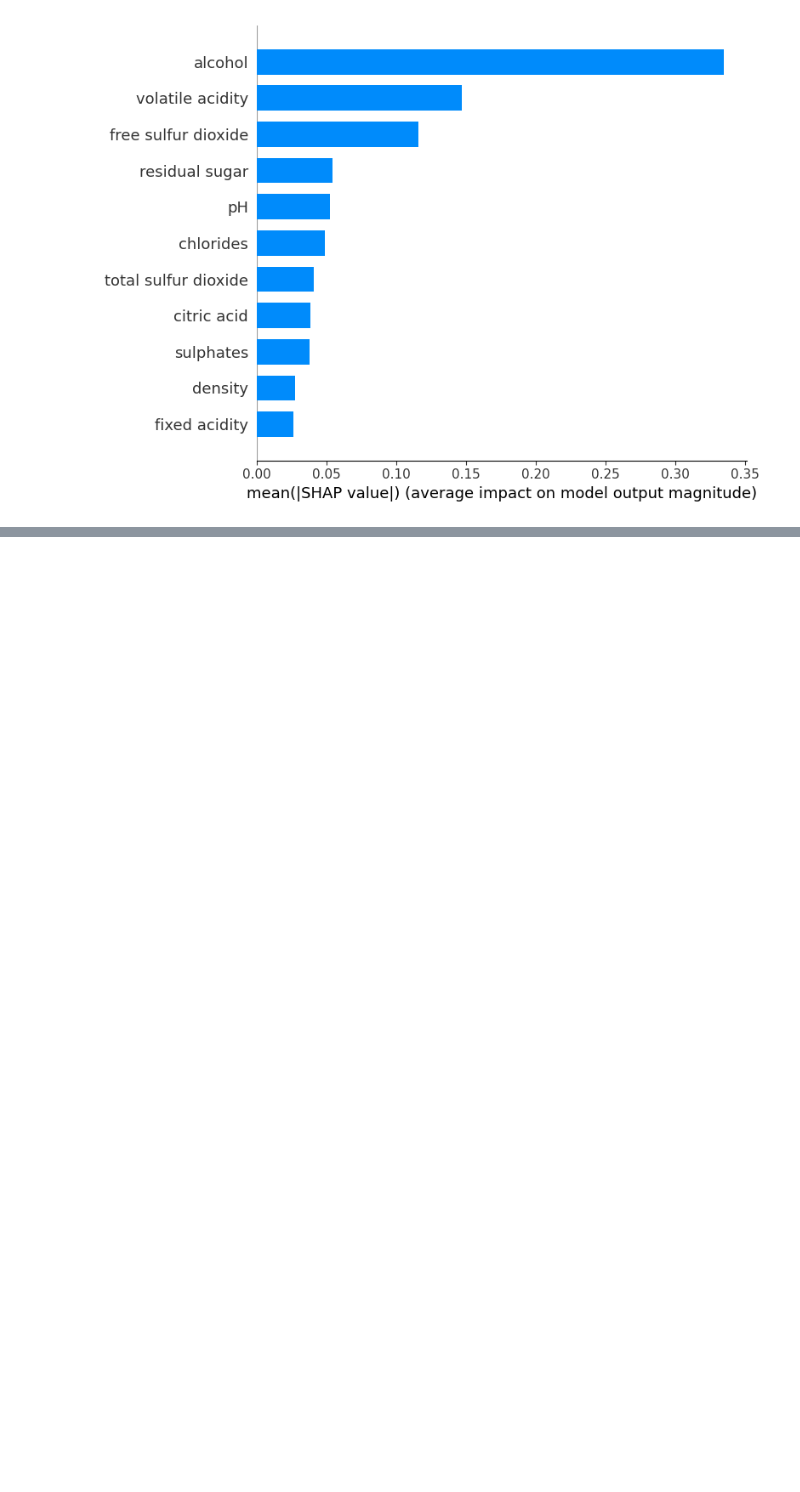
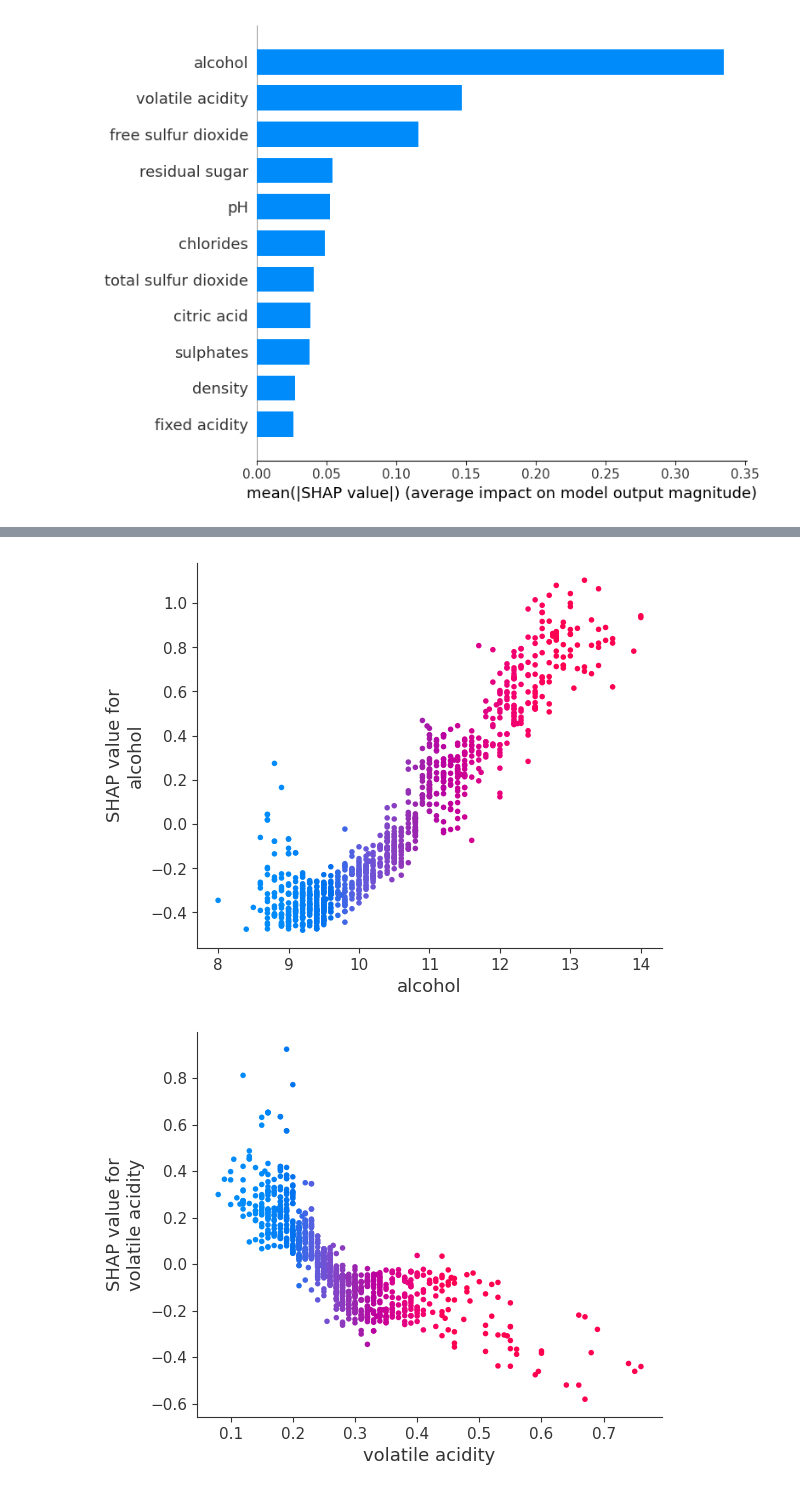
Before and after one commit to LacoutierePaul/TD4_ExplainabilityIA, a Jupyter notebook: main.ipynb, the cells around one changed output, grey strips where cells are left out. Saved outputs shown, nothing was run; the diff lists cells and outputs as text; code cells hidden in the pictures; blank space fills up the shorter version.

```diff
--- a/main.ipynb
+++ b/main.ipynb
@@ -116,0 +158,7 @@ IProgress not found. Please update jupyter and ipywidgets. See https://ipywidget
+# %%
+shap.dependence_plot(ind='alcohol', interaction_index='alcohol', shap_values=shap_values, features=X_test, display_features=X_test)
+shap.dependence_plot(ind='volatile acidity', interaction_index='volatile acidity', shap_values=shap_values, features=X_test, display_features=X_test)
+shap.dependence_plot(ind='density', interaction_index='density', shap_values=shap_values, features=X_test, display_features=X_test)
+# %% [output]
+[figure, added]
+[figure, added]
```
Also changed, not shown: parts of 2 cells of this notebook.
